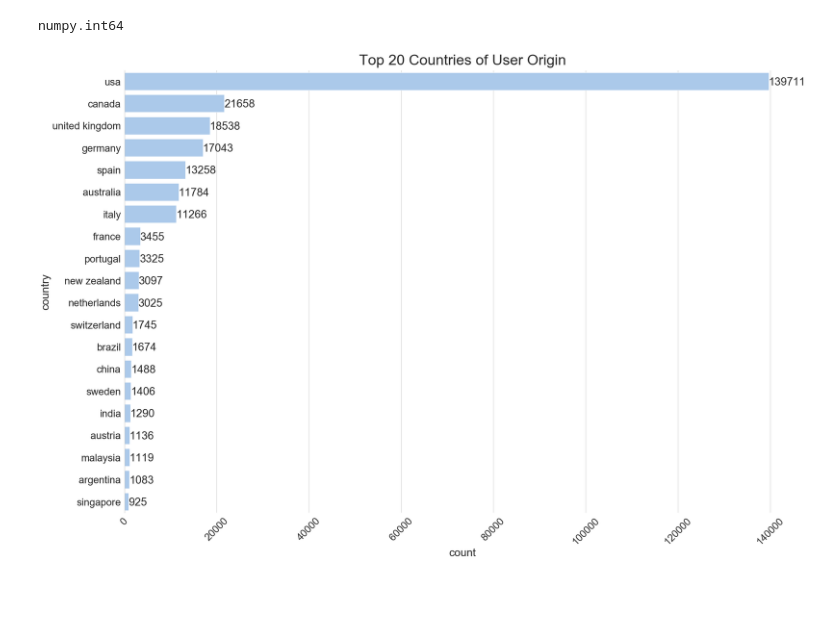
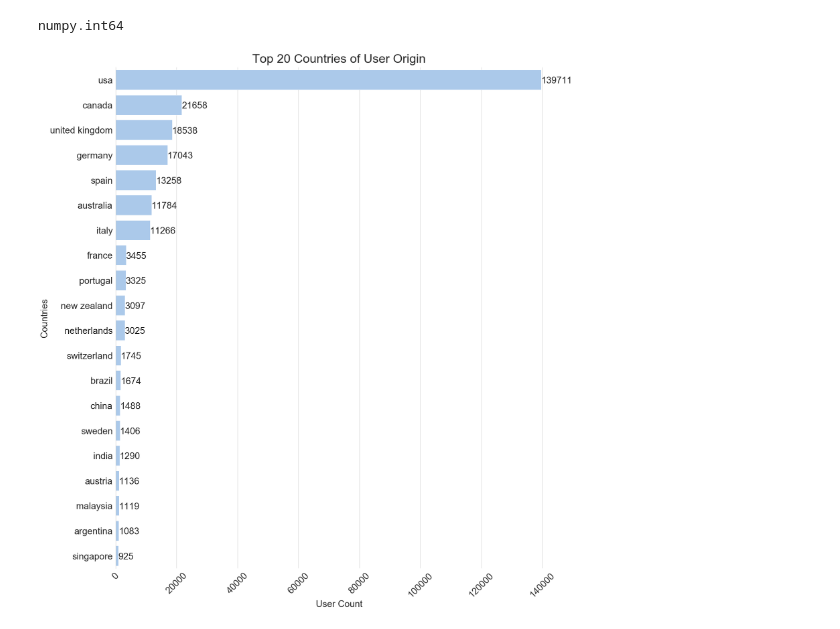
Before and after one commit to mpayumo/book-recommender-model, a Jupyter notebook: 1-book-recommender-EDA.ipynb, the cells around one changed output. Drawn from its saved outputs; the diff is of its cells as text; code cells hidden in the pictures; blank space fills up the shorter version.

```diff
--- a/1-book-recommender-EDA.ipynb
+++ b/1-book-recommender-EDA.ipynb
@@ -350,7 +350,7 @@ type(top20_countries['count'][9])
 # %% [output]
 numpy.int64
 # %%
-def plot_horizontal_distribution(x_val, y_val, df, title, color, xlim, xlabel):
+def plot_horizontal_distribution(x_val, y_val, df, title, color, xlim, xlabel, ylabel):
     '''
     Rename columns appropriately
     prior to plotting distribution.
@@ -360,24 +360,30 @@ def plot_horizontal_distribution(x_val, y_val, df, title, color, xlim, xlabel):
         font_scale=2.5,
         color_codes=True)
     sns.set_color_codes('pastel')
-    g = sns.barplot(x = x_val, y = y_val, data=df, label=title, color=color)
+    sns.barplot(x = x_val, y = y_val, data=df, label=title, color=color)
     ax.set_title(title,
                 fontsize=40,
                 pad=15.0)
+    ax.set_ylabel(ylabel,
+                 fontsize=30)
+    ax.set_xlabel(xlabel,
+                 fontsize=30)
     sns.despine(top=True, left=False, bottom=True, right=True)
-    plt.xticks(rotation=45)
+    plt.xticks(rotation=45,
+              fontsize=30)
+    plt.yticks(fontsize=30)
     for p in ax.patches:
         width=p.get_width()
         plt.text(5 + p.get_width(), p.get_y() + 0.55 * p.get_height(), '{:.0f}'.format(int(width)), va='center')
     plt.tight_layout()
     plt.savefig('img/new_horizontal_bar_graph.jpg');
 # %%
-fig, ax = plt.subplots(figsize=(30,20))
+fig, ax = plt.subplots(figsize=(25,26))
 plot_horizontal_distribution('count', 'country',
                              top20_countries,
                              'Top 20 Countries of User Origin',
                              'b',
                              (0, 140000),
-                             'User Count')
+                             'User Count', 'Countries')
 # %% [output]
-[figure, old version]
+[figure, new version]
```
Also changed, not shown: 2 other files.
